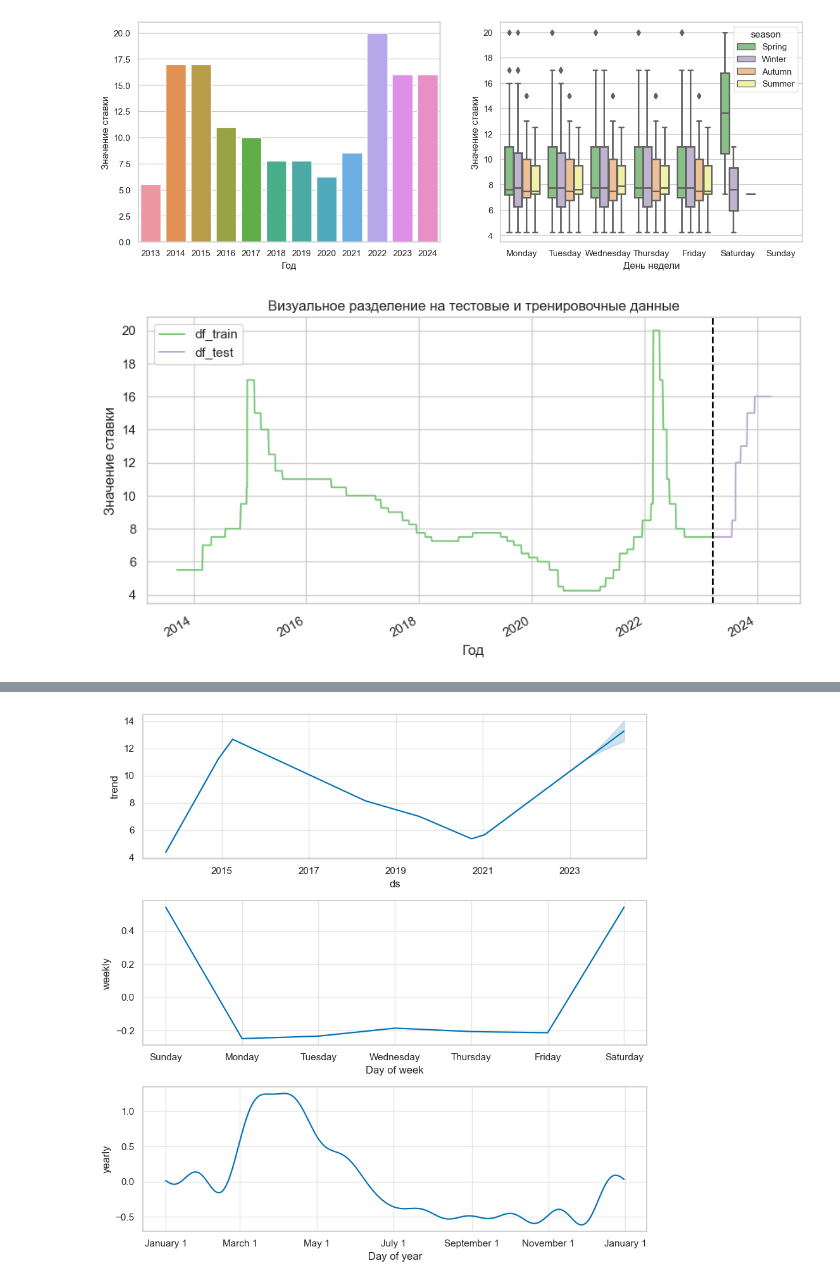
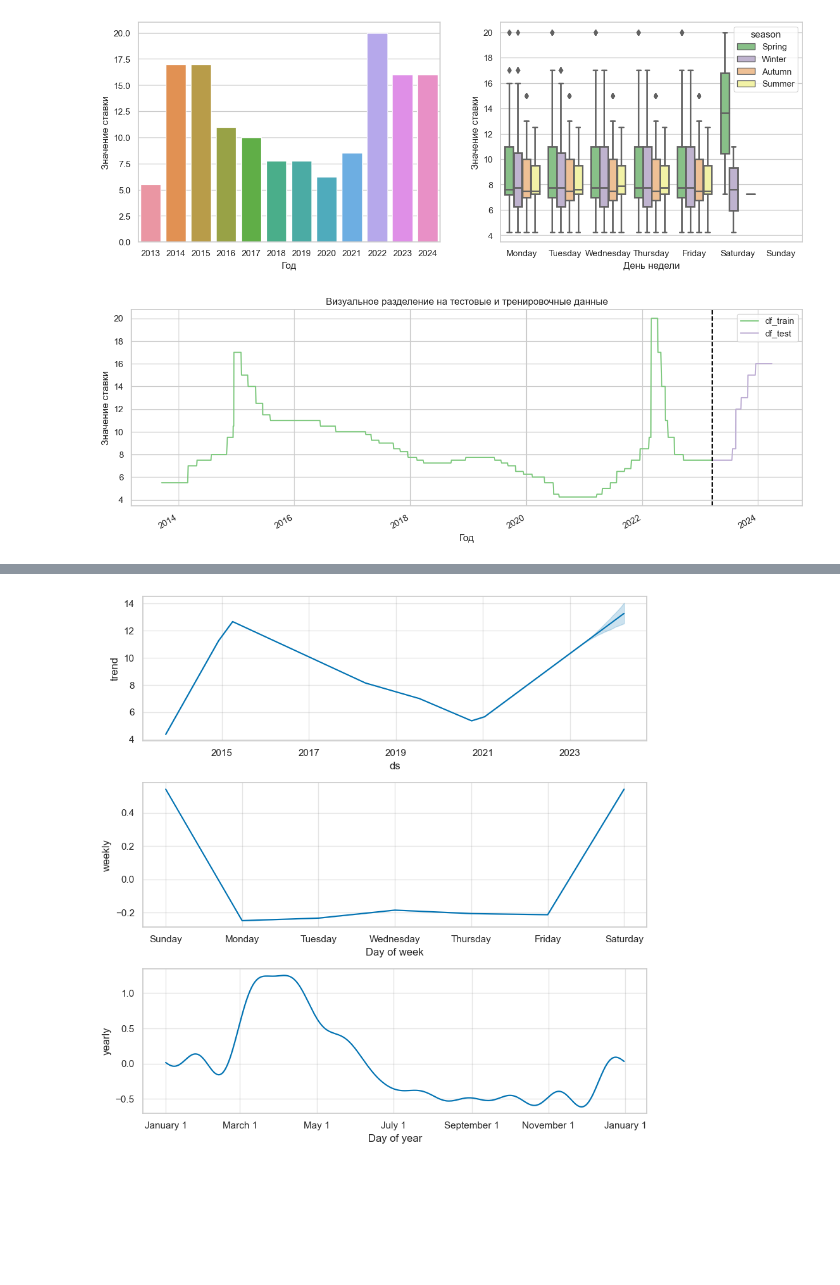
Before and after one commit to myxa95/01_Prediction_of_the_key_rate_in_the_Russian_Federation, a Jupyter notebook: notebooks/Parcer_EDA.ipynb, the cells around one changed output, grey strips where cells are left out. Cells and saved outputs as stored; diff of their text form; code cells hidden in the pictures; blank space fills up the shorter version.

```diff
--- a/notebooks/Parcer_EDA.ipynb
+++ b/notebooks/Parcer_EDA.ipynb
@@ -163,16 +164,18 @@ df_test = df[-pred_days:]
 # %%
 #отображаем график с разделением train, test для наглядности
 fig, ax = plt.subplots(figsize = (10, 5))
 
+fig.set_figheight(5)
+fig.set_figwidth(15)
 df_train.set_index('ds').plot(ax=ax, label= 'train', title='Визуальное разделение на тестовые и тренировочные данные')
 df_test.set_index('ds').plot(ax=ax, label='test')
 ax.axvline(df_train['ds'][-1:].values, ls='--', color='black')
 ax.legend(['df_train', 'df_test'])
 ax.set_ylabel('Значение ставки')
 ax.set_xlabel('Год')
 plt.show()
 # %% [output]
-[figure, old version]
+[figure, new version]
 # %%
 # обучение модели на train
 model = Prophet()
```
Also changed, not shown: parts of 17 cells of this notebook, 1 other file.
